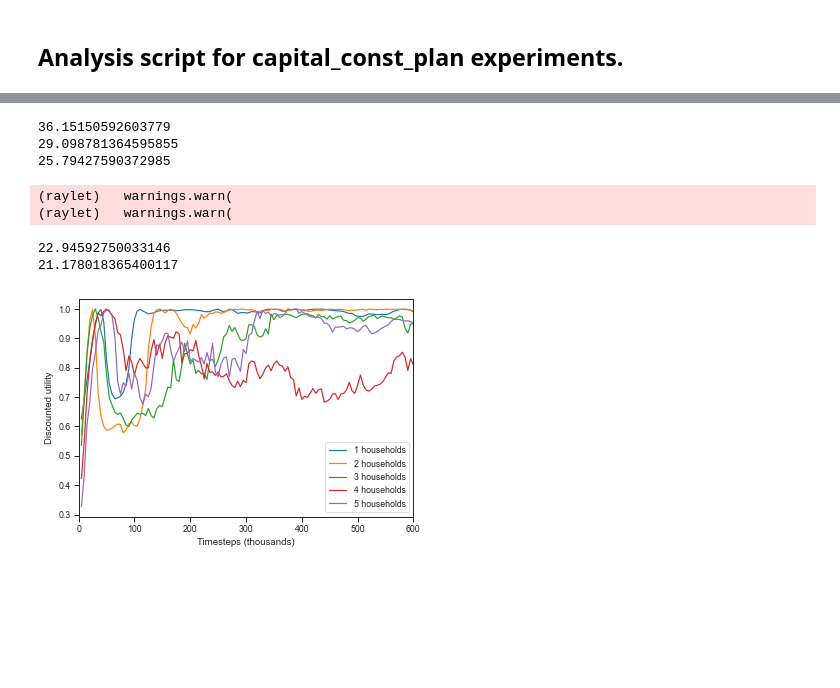
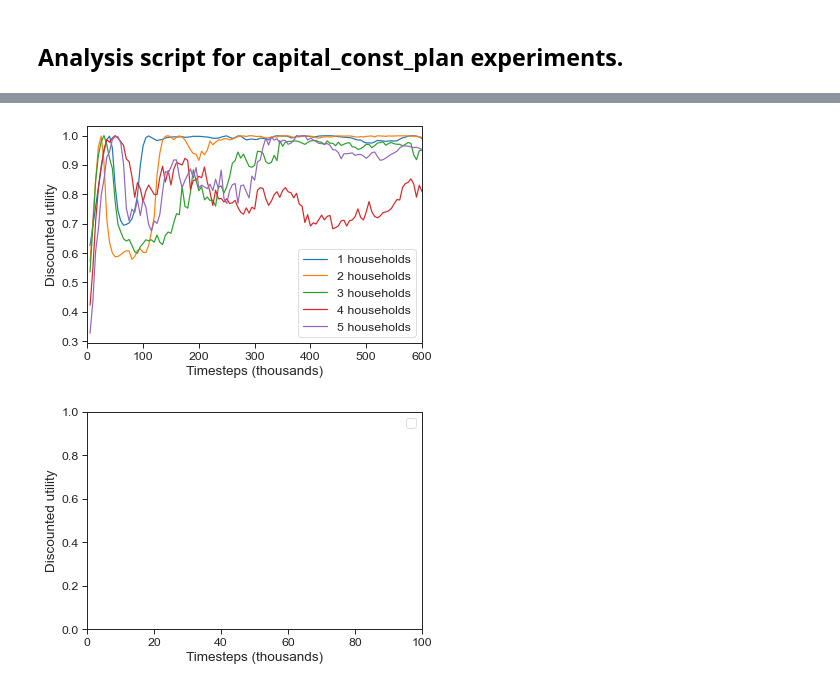
Before and after one commit to marketsAI/marketsAI, a Jupyter notebook: marketsai/economies/capital_mkts/analysis_capital_const_plan.ipynb, the cells around one changed output, grey strips where cells are left out. Drawn from its saved outputs; the diff is of its cells as text; code cells hidden in the pictures; blank space fills up the shorter version.

```diff
--- a/marketsai/economies/capital_mkts/analysis_capital_const_plan.ipynb
+++ b/marketsai/economies/capital_mkts/analysis_capital_const_plan.ipynb
@@ -73,35 +90,84 @@ init()
 # %%
 """ Step 1: Plot progress """
 
 if PLOT_PROGRESS == True:
+    #Big plot
     for i in range(len(exp_names)):
         data_progress_df = pd.read_csv(progress_csv_dirs[i])
-        max_rewards =data_progress_df["evaluation/custom_metrics/discounted_rewards_mean"].max()
-        print(max_rewards)
+        max_rewards = data_progress_df[
+            "evaluation/custom_metrics/discounted_rewards_mean"
+        ].max()
         data_progress_df["evaluation/custom_metrics/discounted_rewards_mean"] = (
             data_progress_df["evaluation/custom_metrics/discounted_rewards_mean"]
             / max_rewards
         )
-        learning_plot = sn.lineplot(
+        learning_plot_big = sn.lineplot(
             data=data_progress_df,
             y="evaluation/custom_metrics/discounted_rewards_mean",
             x="episodes_total",
         )
-    learning_plot = learning_plot.get_figure()
+
+
+    learning_plot_big = learning_plot_big.get_figure()
     plt.ylabel("Discounted utility")
     plt.xlabel("Timesteps (thousands)")
-    plt.xlim([0,600])
+    plt.xlim([0, 600])
     plt.legend(labels=[f"{i+1} households" for i in range(len(n_agents_list))])
-    learning_plot.savefig(OUTPUT_PATH_FIGURES + "progress_" + exp_names[-1] + ".png")
+    learning_plot_big.savefig(OUTPUT_PATH_FIGURES + "progress_BIG_" + exp_names[-1] + ".png")
+    plt.show()
+    plt.close()
+
+    for i in range(len(exp_names)):
+        data_progress_df = pd.read_csv(progress_csv_dirs[i])
+        max_rewards = data_progress_df[
+            "evaluation/custom_metrics/discounted_rewards_mean"
+        ].max()
+        data_progress_df["evaluation/custom_metrics/discounted_rewards_mean"] = (
+            data_progress_df["evaluation/custom_metrics/discounted_rewards_mean"]
+            / max_rewards
+        )
+        learning_plot_small = sn.lineplot(
+            data=data_progress_df,
+            y="evaluation/custom_metrics/discounted_rewards_mean",
+            x="episodes_total",
+        )
+
+
+    learning_plot_small = learning_plot_small.get_figure()
+    plt.ylabel("Discounted utility")
+    plt.xlabel("Timesteps (thousands)")
+    plt.xlim([0, 100])
+    plt.legend(labels=[f"{i+1} households" for i in range(len(n_agents_list))])
+    learning_plot_small.savefig(OUTPUT_PATH_FIGURES + "progress_SMALL_" + exp_names[-1] + ".png")
+    plt.show()
+    plt.close()
+
+
+
+    #Small plot
+    # for i in range(len(exp_names)):
+    #     data_progress_df = pd.read_csv(progress_csv_dirs[i])
+    #     max_rewards = data_progress_df[
+    #         "evaluation/custom_metrics/discounted_rewards_mean"
+    #     ].max()
+    #     data_progress_df["evaluation/custom_metrics/discounted_rewards_mean"] = (
+    #         data_progress_df["evaluation/custom_metrics/discounted_rewards_mean"]
+    #         / max_rewards
+    #     )
+    #     learning_plot = sn.lineplot(
+    #         data=data_progress_df,
+    #         y="evaluation/custom_metrics/discounted_rewards_mean",
+    #         x="episodes_total",
+    #     )
+    # learning_plot = learning_plot.get_figure()
+    # plt.ylabel("Discounted utility")
+    # plt.xlabel("Timesteps (thousands)")
+    # plt.xlim([0, 100])
+    # plt.legend(labels=[f"{i+1} households" for i in range(len(n_agents_list))])
+    # learning_plot.savefig(OUTPUT_PATH_FIGURES + "progress_" + exp_names[-1] + ".png")
 # %% [output]
-36.15150592603779
-29.098781364595855
-25.79427590372985
-(raylet)   warnings.warn(
-(raylet)   warnings.warn(
-22.94592750033146
-21.178018365400117
-[figure, old version]
+[figure, new version]
+[figure, added]
 # %%
 
 """ Step 2: Congif and Restore RL policy and  then simulate """
```
Also changed, not shown: parts of 8 cells of this notebook, 3 other files.
